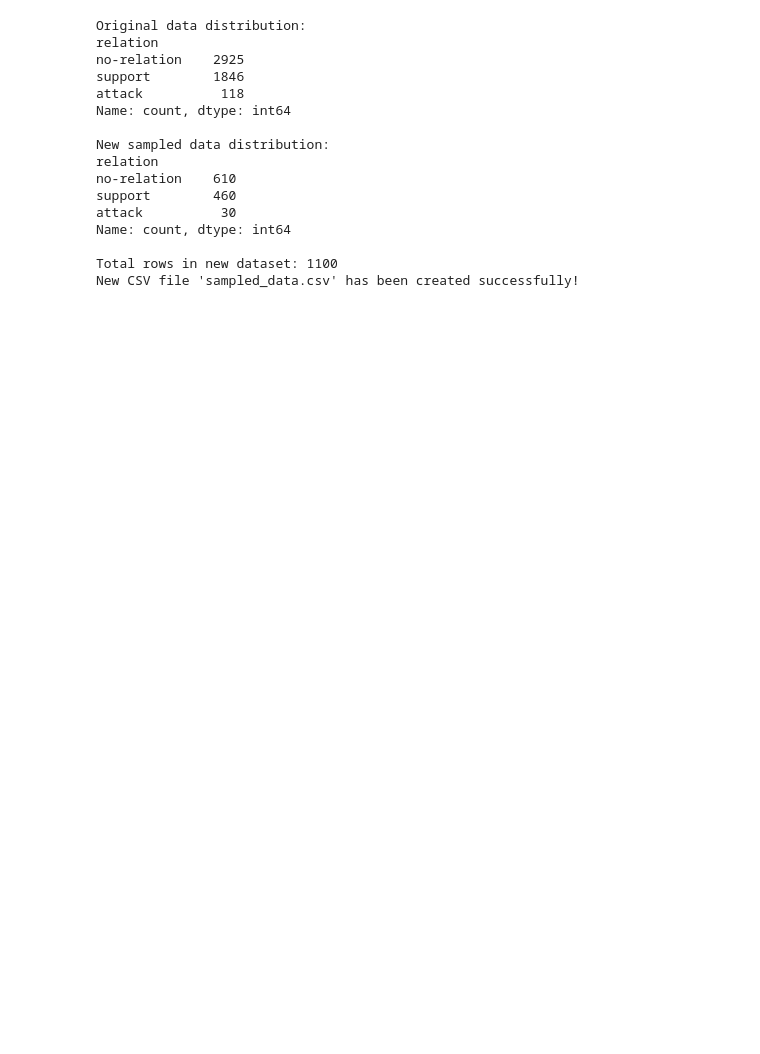
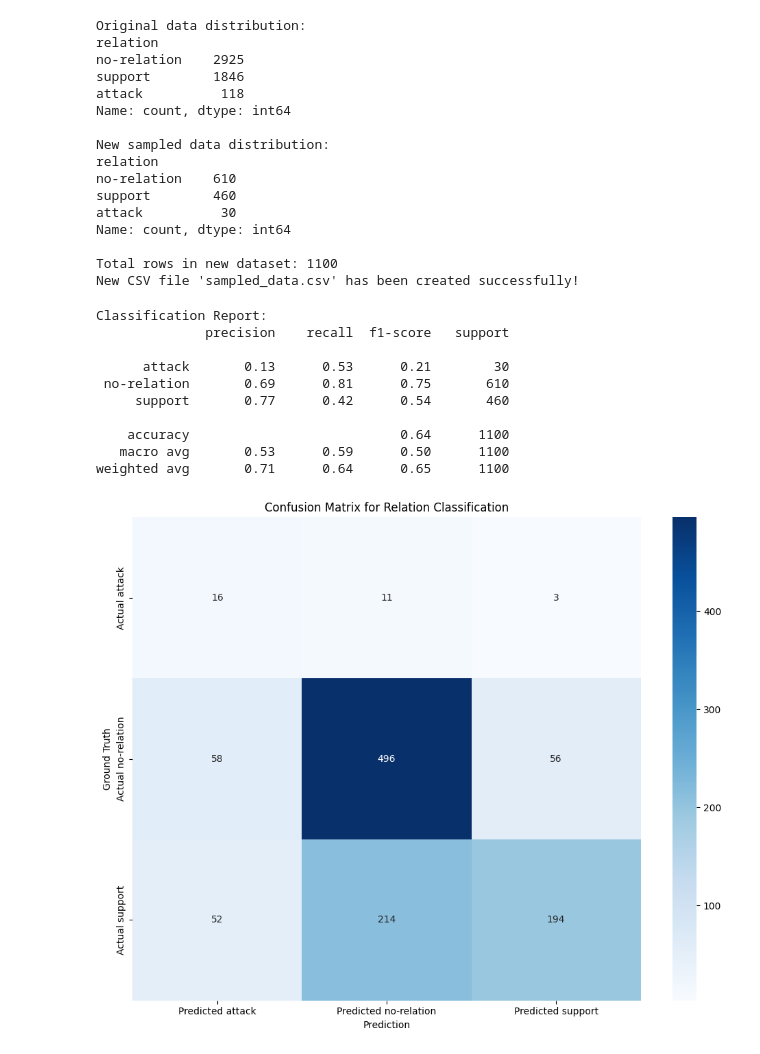
Before and after one commit to suyamoonpathak/ArgumentationMining, a Jupyter notebook: 12 llm prompting/support_vs_attack_vs_no_relation_test/helper.ipynb, the cells around one changed output. Cells and saved outputs as stored; diff of their text form; code cells hidden in the pictures; blank space fills up the shorter version.

```diff
--- a/12 llm prompting/support_vs_attack_vs_no_relation_test/helper.ipynb
+++ b/12 llm prompting/support_vs_attack_vs_no_relation_test/helper.ipynb
@@ -66,3 +66,81 @@ Name: count, dtype: int64
 
 Total rows in new dataset: 1100
 New CSV file 'sampled_data.csv' has been created successfully!
+# %%
+import pandas as pd
+import numpy as np
+import matplotlib.pyplot as plt
+import seaborn as sns
+from sklearn.metrics import (
+    classification_report,
+    confusion_matrix,
+)
+
+# Load the CSV file
+file_path = 'predictions/predictions.csv'
+data = pd.read_csv(file_path)
+
+# Extract actual and predicted relations
+actual_relations = data['actual_relation']
+predicted_relations = data['predicted_relation']
+
+# Define the relation types
+relation_types = ["attack", "no-relation", "support" ]
+
+def save_classification_report(predictions, labels, output_dir="./"):
+    report = classification_report(
+        labels, predictions,
+        target_names=relation_types
+    )
+
+    with open(f"{output_dir}/classification_report.txt", "w") as f:
+        f.write(report)
+
+    print("Classification Report:")
+    print(report)
+
+def plot_confusion_matrix(y_true, y_pred, output_path="confusion_matrix.png"):
+    cm = confusion_matrix(y_true, y_pred, labels=relation_types)
+
+    # Create labels for each cell showing count
+    labels = np.empty_like(cm, dtype=object)
+    for i in range(cm.shape[0]):
+        for j in range(cm.shape[1]):
+            labels[i, j] = f"{cm[i, j]}"
+
+    plt.figure(figsize=(10, 8))
+    sns.heatmap(cm, annot=labels, fmt='', cmap="Blues",
+                xticklabels=[f"Predicted {rel}" for rel in relation_types],
+                yticklabels=[f"Actual {rel}" for rel in relation_types])
+    plt.xlabel('Prediction')
+    plt.ylabel('Ground Truth')
+    plt.title('Confusion Matrix for Relation Classification')
+    plt.tight_layout()
+    plt.savefig(output_path)
+    plt.show()
+
+# Generate classification report and confusion matrix
+save_classification_report(predicted_relations, actual_relations)
+plot_confusion_matrix(actual_relations, predicted_relations)
+
+# Display the confusion matrix as a DataFrame for better readability
+cm_df = pd.DataFrame(
+    confusion_matrix(actual_relations, predicted_relations, labels=relation_types),
+    index=[f"Actual {rel}" for rel in relation_types],
+    columns=[f"Predicted {rel}" for rel in relation_types]
+)
+
+print("\nConfusion Matrix:")
+print(cm_df)
+# %% [output]
+Classification Report:
+              precision    recall  f1-score   support
+
+      attack       0.13      0.53      0.21        30
+ no-relation       0.69      0.81      0.75       610
+     support       0.77      0.42      0.54       460
+
+    accuracy                           0.64      1100
+   macro avg       0.53      0.59      0.50      1100
+weighted avg       0.71      0.64      0.65      1100
+[figure, added]
```
Also changed, not shown: parts of 1 cell of this notebook, 5 other files.
